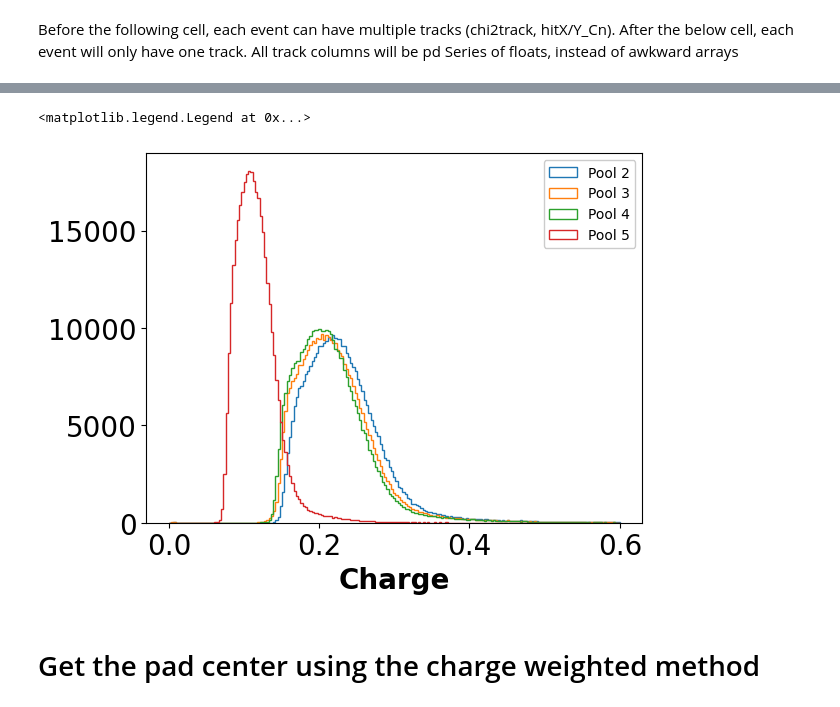
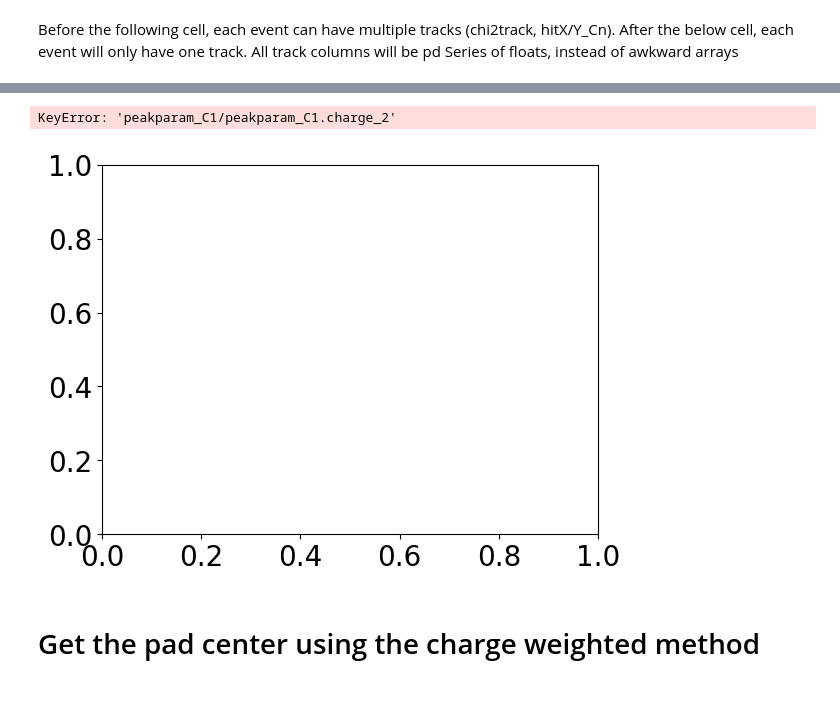
Before and after one commit to akallitss/py_analysis, a Jupyter notebook: combined_run_analysis/mcp_correlations.ipynb, the cells around one changed output, grey strips where cells are left out. Saved outputs shown, nothing was run; the diff lists cells and outputs as text; code cells hidden in the pictures.

```diff
--- a/combined_run_analysis/mcp_correlations.ipynb
+++ b/combined_run_analysis/mcp_correlations.ipynb
@@ -11,7 +11,8 @@ run_number = 325
 pool_numbers = [2, 3, 4, 5]
 # run_path = f'/home/akallits/Documents/PicoAnalysis/Saclay_Analysis/data/2023_April_h4/processedTrees/ParameterTrees/Run{run_number}-Pool{pool_number}_treeParam.root'
 # run_path = f'/data/akallits/Saclay_Analysis/data/data/2023_April_h4/processedTrees/ParameterTrees/Run{run_number}-Pool{pool_number}_treeParam.root'
-run_paths = [f'/local/home/dn277127/Bureau/picosec/Run{run_number}-Pool{pool_num}_treeParam.root' for pool_num in pool_numbers]
+# run_paths = [f'/local/home/dn277127/Bureau/picosec/Run{run_number}-Pool{pool_num}_treeParam.root' for pool_num in pool_numbers]
+run_paths = [f'/data/akallits/Saclay_Analysis/data/data/2023_April_h4/processedTrees/ParameterTrees/Run{run_number}-Pool{pool_num}_treeParam.root' for pool_num in pool_numbers]
 # %%
 trees = [get_tree(run_path, 'ParameterTree') for run_path in run_paths]
 # %%
@@ -176,10 +155,10 @@ print(abs(popt[2]) * 1000)
 # %%
 binning = np.linspace(0, 0.6, 200)
 fig, ax = plt.subplots()
 for pool_num in pool_numbers:
     ax.hist(df[f'peakparam_C1/peakparam_C1.charge_{pool_num}'], bins=binning, histtype='step', label=f'Pool {pool_num}')
 ax.set_xlabel('Charge')
-ax.legend()
+x.legend()
 # %% [output]
-<matplotlib.legend.Legend at 0x...>
+KeyError: 'peakparam_C1/peakparam_C1.charge_2'
-[figure, old version]
+[figure, new version]
```
Also changed, not shown: parts of 4 cells of this notebook, 12 other files.
